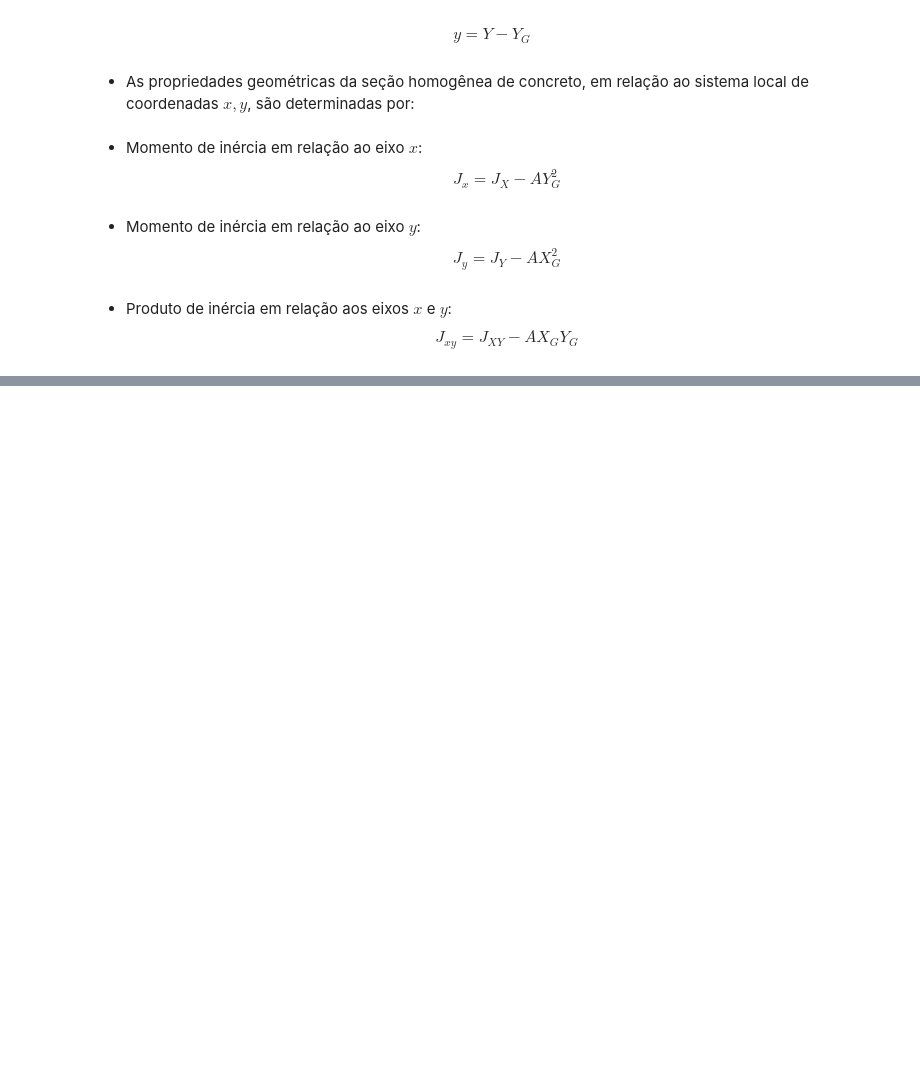
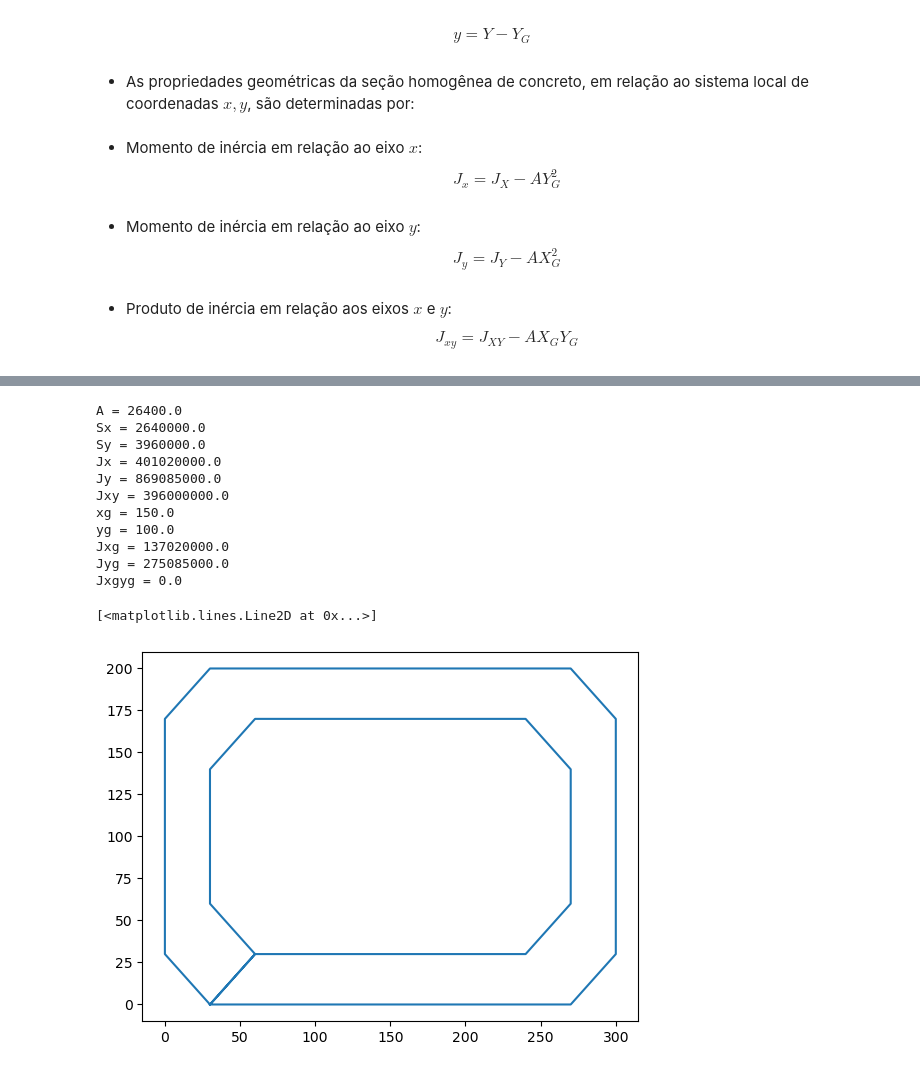
Before and after one commit to mvreal/FCO, a Jupyter notebook: Capitulo_1-1.ipynb, the cells around one changed output, grey strips where cells are left out. Drawn from its saved outputs; the diff is of its cells as text; code cells hidden in the pictures; blank space fills up the shorter version.

```diff
--- a/Capitulo_1-1.ipynb
+++ b/Capitulo_1-1.ipynb
@@ -289,0 +302,72 @@ $$ y = Y - Y_G$$
+# %%
+#
+# Calculates the geometric properties of a cross-section
+# using the Green's Theorem
+#
+import numpy as np
+import matplotlib.pyplot as plt
+#
+x = np.array([30,270,300,300,270,30,0,0,30,60,30,30,60,240,270,270,240,60,30])
+y = np.array([0,0,30,170,200,200,170,30,0,30,60,140,170,170,140,60,30,30,0])
+#
+G00 = 0.00
+G01 = 0.00
+G10 = 0.00
+G02 = 0.00
+G20 = 0.00
+G11 = 0.00
+n = len(x)
+#
+for i in range(n-1):
+
+    dx = x[i+1] - x[i]
+    dy = y[i+1] - y[i]
+    #
+    G00 = G00 + dy*(dx/2 + x[i])
+    G01 = G01 + dy**2*dx/3 + dy*(dy*x[i]/2 + dx*y[i]/2 + x[i]*y[i])
+    G10 = G10 + dy*(dx**2/6 + dx*x[i]/2 + x[i]**2/2)
+    G02 = G02 + dy**3*dx/4 + dy**2*(dy*x[i]/3 + 2*dx*y[i]/3) + dy*(dy*x[i]*y[i] + dx*y[i]**2/2 + x[i]*y[i]**2)
+    G20 = G20 + dy*(dx**2/12+dx**2*x[i]/3+dx*x[i]**2/2+x[i]**3/3)
+    G11 = G11 + (dx*dy)**2/8 + dy*(dx*dy*x[i]/3 + dy*x[i]**2/4 + dx**2*y[i]/6 + dx*x[i]*y[i]/2 + y[i]*x[i]**2/2)
+#
+A = G00
+Sx = G01
+Sy = G10
+Jx = G02
+Jy = G20
+Jxy = G11
+#
+xg = Sy/A
+yg = Sx/A
+Jxg = Jx - A*yg**2
+Jyg = Jy - A*xg**2
+Jxgyg = Jxy - A*xg*yg
+#
+print('A =',A)
+print('Sx =',Sx)
+print('Sy =',Sy)
+print('Jx =',Jx)
+print('Jy =',Jy)
+print('Jxy =',Jxy)
+#
+print('xg =',xg)
+print('yg =',yg)
+print('Jxg =',Jxg)
+print('Jyg =',Jyg)
+print('Jxgyg =',Jxgyg)
+#
+plt.plot(x,y)
+# %% [output]
+A = 26400.0
+Sx = 2640000.0
+Sy = 3960000.0
+Jx = 401020000.0
+Jy = 869085000.0
+Jxy = 396000000.0
+xg = 150.0
+yg = 100.0
+Jxg = 137020000.0
+Jyg = 275085000.0
+Jxgyg = 0.0
+[<matplotlib.lines.Line2D at 0x...>]
+[figure, added]
```
Also changed, not shown: parts of 5 cells of this notebook, 2 other files.
